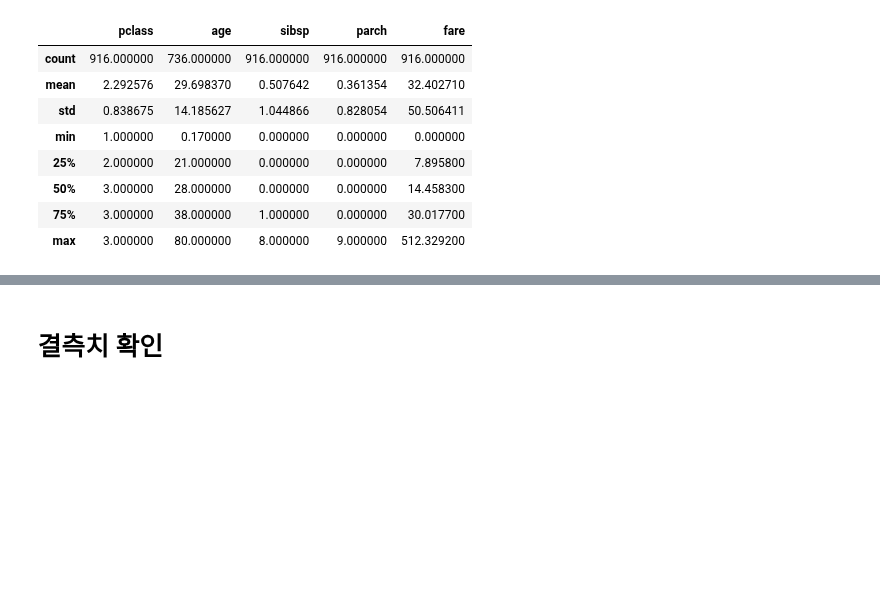
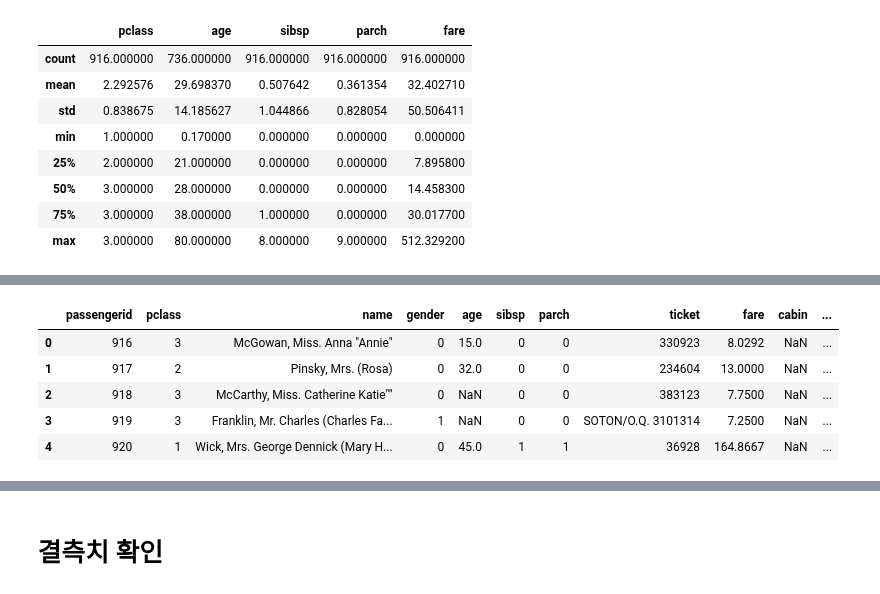
Before and after one commit to moneyless1989/data_engineering, a Jupyter notebook: practices/kaggle/encore_titanic_v1.ipynb, the cells around one changed output, grey strips where cells are left out. Cells and saved outputs as stored; diff of their text form; code cells hidden in the pictures; blank space fills up the shorter version.

```diff
--- a/practices/kaggle/encore_titanic_v1.ipynb
+++ b/practices/kaggle/encore_titanic_v1.ipynb
@@ -89,0 +212,2 @@ tr_
+# %%
+name_family = re.compile("[a-zA-Z]+\, ")
@@ -89,0 +232,2 @@ tr_
+# %%
+name_families_t = [name_family.search(x).group().strip().replace(",", "") for x in name_headers_t]
@@ -89,0 +242,2 @@ tr_
+# %%
+name_title = re.compile(" [ a-zA-Z]+\.")
@@ -89,0 +262,2 @@ tr_
+# %%
+name_titles_t = [name_title.search(x).group().strip() for x in name_headers_t]
@@ -89,0 +280,10 @@ tr_
+# %%
+test["name_title"], test["name_family"] = name_titles_t, name_families_t
+test.head()
+# %% [output]
+|  | passengerid | pclass | name | gender | age | sibsp | parch | ticket | fare | cabin | ... |
+| 0 | 916 | 3 | McGowan, Miss. Anna "Annie" | 0 | 15.0 | 0 | 0 | 330923 | 8.0292 | NaN | ... |
+| 1 | 917 | 2 | Pinsky, Mrs. (Rosa) | 0 | 32.0 | 0 | 0 | 234604 | 13.0000 | NaN | ... |
+| 2 | 918 | 3 | McCarthy, Miss. Catherine Katie"" | 0 | NaN | 0 | 0 | 383123 | 7.7500 | NaN | ... |
+| 3 | 919 | 3 | Franklin, Mr. Charles (Charles Fa... | 1 | NaN | 0 | 0 | SOTON/O.Q. 3101314 | 7.2500 | NaN | ... |
+| 4 | 920 | 1 | Wick, Mrs. George Dennick (Mary H... | 0 | 45.0 | 1 | 1 | 36928 | 164.8667 | NaN | ... |
```
Also changed, not shown: parts of 59 cells of this notebook, 5 other files.
